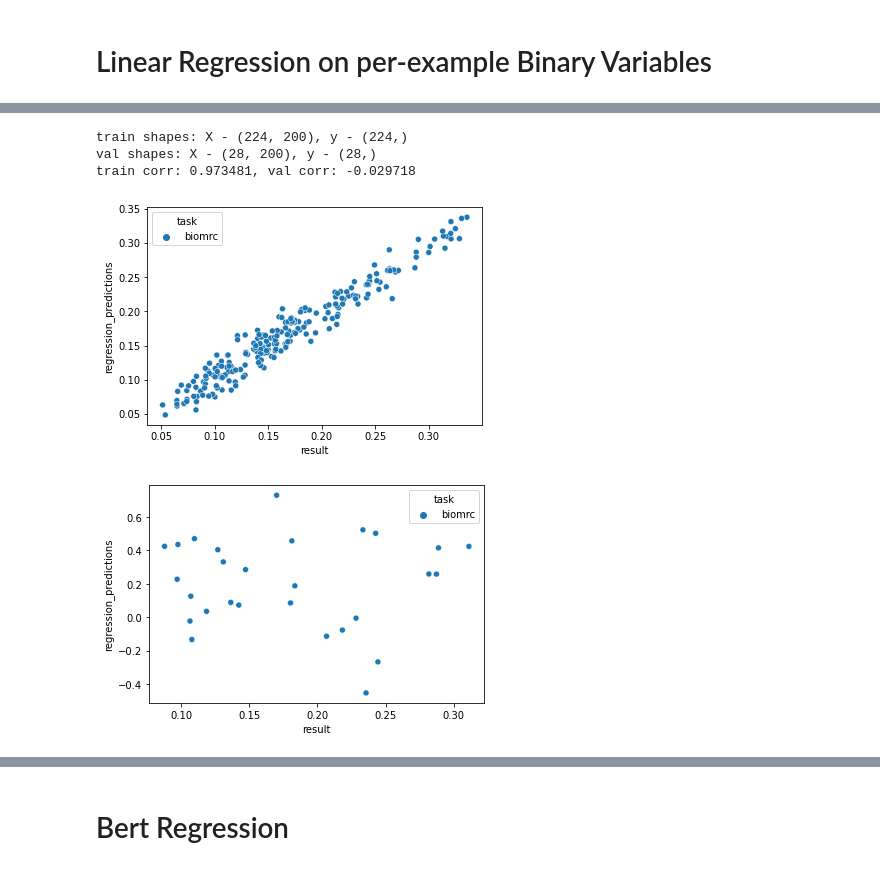
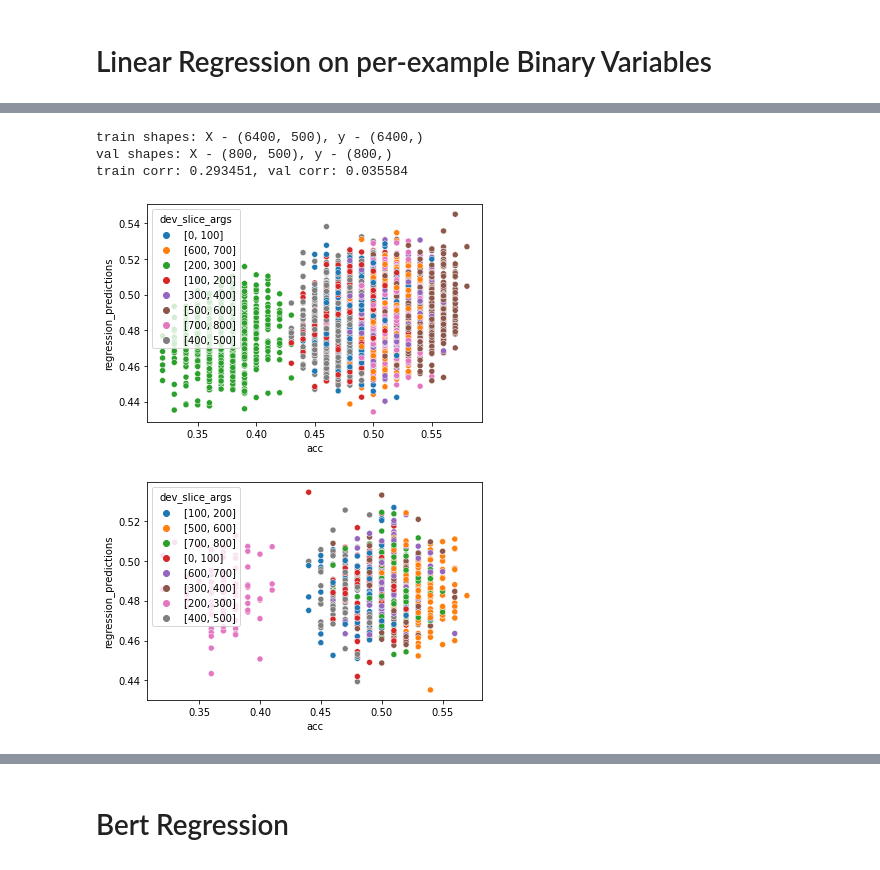
Before and after one commit to dmcinerney/MetaICL, a Jupyter notebook: prompt_result_regression.ipynb, the cells around one changed output, grey strips where cells are left out. Cells and saved outputs as stored; diff of their text form; code cells hidden in the pictures.

```diff
--- a/prompt_result_regression.ipynb
+++ b/prompt_result_regression.ipynb
@@ -120,22 +252,22 @@ class PromptsPerformanceData(pl.LightningDataModule):
 # Linear Regression on per-example Binary Variables
 # %%
 def get_features(indices):
-    x = np.zeros(200)
+    x = np.zeros(500)
     x[np.array(indices)] = 1
     return x
-def getxy(df):
+def getxy(df, key):
     X = np.stack(df.apply(lambda r: get_features(eval(r.train_indices)), axis=1))
-    y = np.array(df.result)
+    y = np.array(df[key])
     return X, y
-def setup_and_train_linear_regression(task, checkpoint, save_coefs=False):
+def setup_and_train_linear_regression(task, checkpoint, key, save_coefs=False, setting=None):
     def get_df():
         df = get_full_df()
         return df[(df.task == task) & (df.checkpoint == checkpoint)]
-    dm = PromptsPerformanceData(get_df)
+    dm = PromptsPerformanceData(get_df, setting=setting)
     dm.setup()
-    X_train, y_train = getxy(dm._train.df)
+    X_train, y_train = getxy(dm._train.df, key)
     print('train shapes: X - %s, y - %s' % (str(X_train.shape), str(y_train.shape)))
-    X_val, y_val = getxy(dm._val.df)
+    X_val, y_val = getxy(dm._val.df, key)
     print('val shapes: X - %s, y - %s' % (str(X_val.shape), str(y_val.shape)))
     model = sm.OLS(y_train, sm.add_constant(X_train)).fit()
 #     print(model.summary())
@@ -148,14 +280,20 @@ def setup_and_train_linear_regression(task, checkpoint, save_coefs=False):
             os.mkdir(os.path.join('regcoef', checkpoint.replace('/', '-')))
 #         np.save(os.path.join('regcoef', checkpoint.replace('/', '-'), '%s.npy' % task), model.coef_)
         np.save(os.path.join('regcoef', checkpoint.replace('/', '-'), '%s.npy' % task), model.params[1:])
+        if not os.path.exists('negregcoef'):
+            os.mkdir('negregcoef')
+        if not os.path.exists(os.path.join('negregcoef', checkpoint.replace('/', '-'))):
+            os.mkdir(os.path.join('negregcoef', checkpoint.replace('/', '-')))
+#         np.save(os.path.join('regcoef', checkpoint.replace('/', '-'), '%s.npy' % task), model.coef_)
+        np.save(os.path.join('negregcoef', checkpoint.replace('/', '-'), '%s.npy' % task), -model.params[1:])
     return dm, model
-def get_prediction_dfs_linear_regression(dm, model):
-    X_train, y_train = getxy(dm._train.df)
+def get_prediction_dfs_linear_regression(dm, model, key):
+    X_train, y_train = getxy(dm._train.df, key)
 #     y_train_pred = model.predict(X_train)
     y_train_pred = model.predict(sm.add_constant(X_train))
     train_df = dm._train.df.copy()
     train_df['regression_predictions'] = y_train_pred
-    X_val, y_val = getxy(dm._val.df)
+    X_val, y_val = getxy(dm._val.df, key)
 #     y_val_pred = model.predict(X_val)
     y_val_pred = model.predict(sm.add_constant(X_val))
     val_df = dm._val.df.copy()
@@ -195,10 +303,13 @@ train corr: 0.692494, val corr: 0.308408
-# %%
-dm, model = setup_and_train_linear_regression('biomrc', 'gpt2-large', save_coefs=True)
-train_df, val_df = get_prediction_dfs_linear_regression(dm, model)
-evaluate_prediction_dfs(train_df, val_df)
-# %% [output]
-train shapes: X - (224, 200), y - (224,)
-val shapes: X - (28, 200), y - (28,)
-train corr: 0.973481, val corr: -0.029718
-[figure, removed]
-[figure, removed]
+# %%
+key = 'acc'
+task = 'commonsense_qa'
+dm, model = setup_and_train_linear_regression(
+    task, 'checkpoints/metaicl/hr_to_lr/model.pt', key, save_coefs=True)
+train_df, val_df = get_prediction_dfs_linear_regression(dm, model, key)
+evaluate_prediction_dfs(train_df, val_df, key)
+# %% [output]
+train shapes: X - (6400, 500), y - (6400,)
+val shapes: X - (800, 500), y - (800,)
+train corr: 0.293451, val corr: 0.035584
+[figure, added]
+[figure, added]
```
Also changed, not shown: parts of 21 cells of this notebook, 12 other files.
